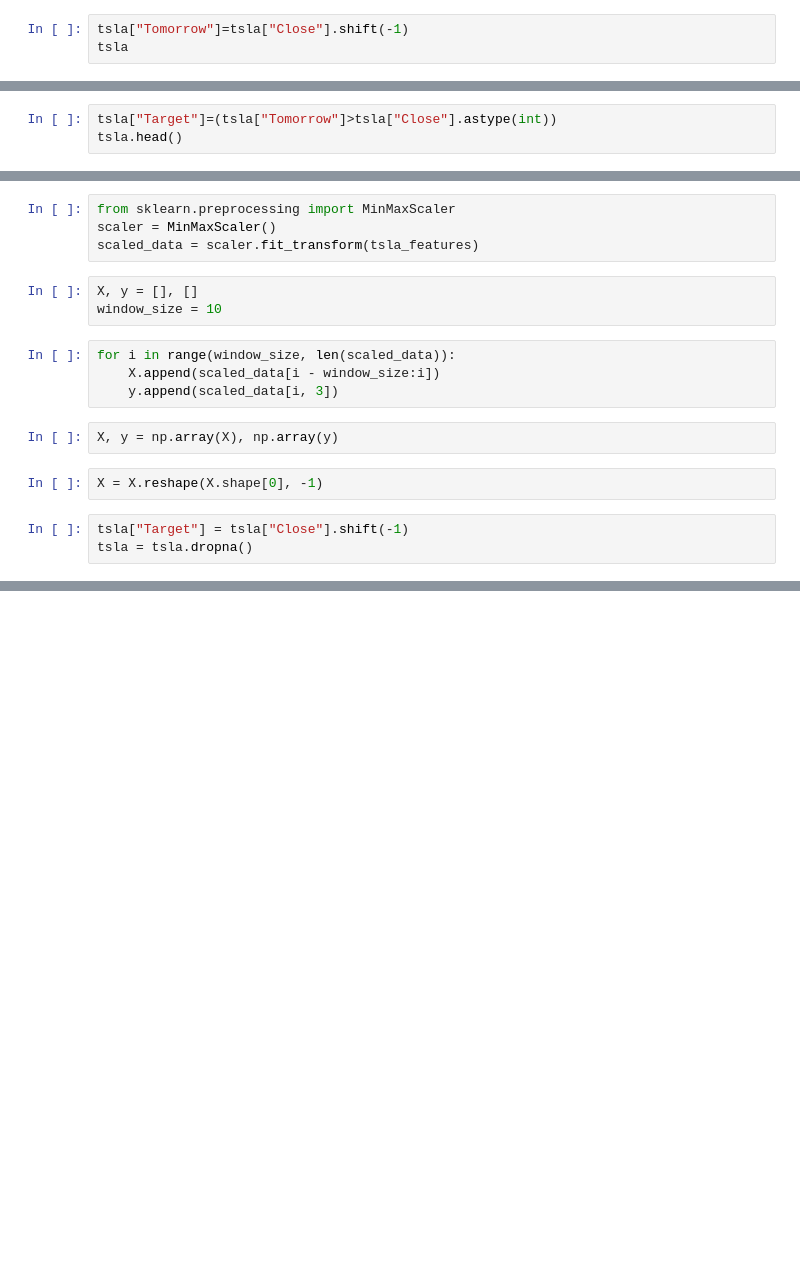
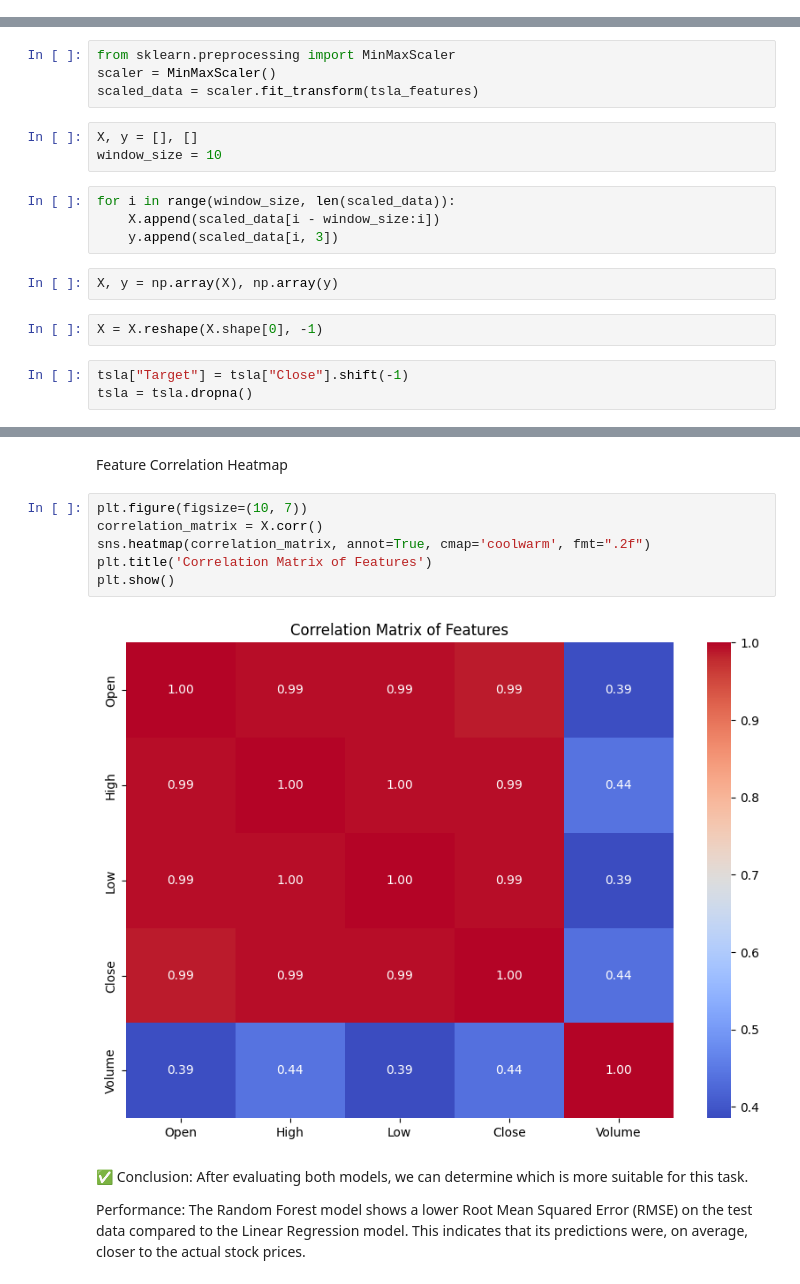
Before and after one commit to Rijubrata42/Stock_Market_Prediction_L1Project, a Jupyter notebook: L1 Project(Stock Market Prediction).ipynb, the cells around one changed output, grey strips where cells are left out. Cells and saved outputs as stored; diff of their text form; blank space fills up the shorter version.

```diff
--- a/L1 Project(Stock Market Prediction).ipynb
+++ b/L1 Project(Stock Market Prediction).ipynb
@@ -141,6 +132,3 @@ tsla.plot.line(y="Close",use_index=True)
 # %% [output]
 <Axes: >
 [figure]
-# %%
-tsla["Tomorrow"]=tsla["Close"].shift(-1)
-tsla
@@ -161,3 +134,0 @@ tsla
-# %%
-tsla["Target"]=(tsla["Tomorrow"]>tsla["Close"].astype(int))
-tsla.head()
@@ -264,0 +276,15 @@ plt.show()
+# %% [markdown]
+Feature Correlation Heatmap
+# %%
+plt.figure(figsize=(10, 7))
+correlation_matrix = X.corr()
+sns.heatmap(correlation_matrix, annot=True, cmap='coolwarm', fmt=".2f")
+plt.title('Correlation Matrix of Features')
+plt.show()
+# %% [output]
+[figure, added]
+# %% [markdown]
+✅ Conclusion:
+After evaluating both models, we can determine which is more suitable for this task.
+
+Performance: The Random Forest model shows a lower Root Mean Squared Error (RMSE) on the test data compared to the Linear Regression model. This indicates that its predictions were, on average, closer to the actual stock prices.
```
Also changed, not shown: parts of 24 cells of this notebook.
